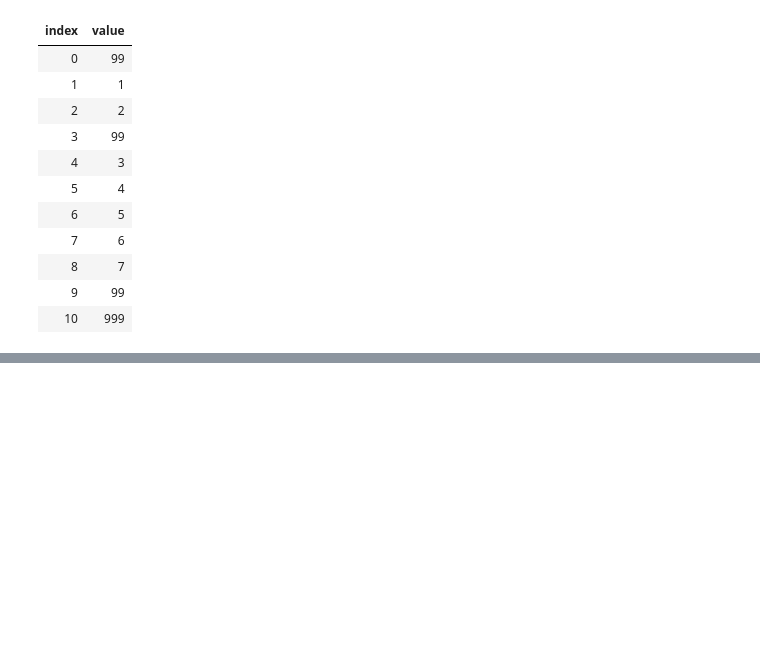
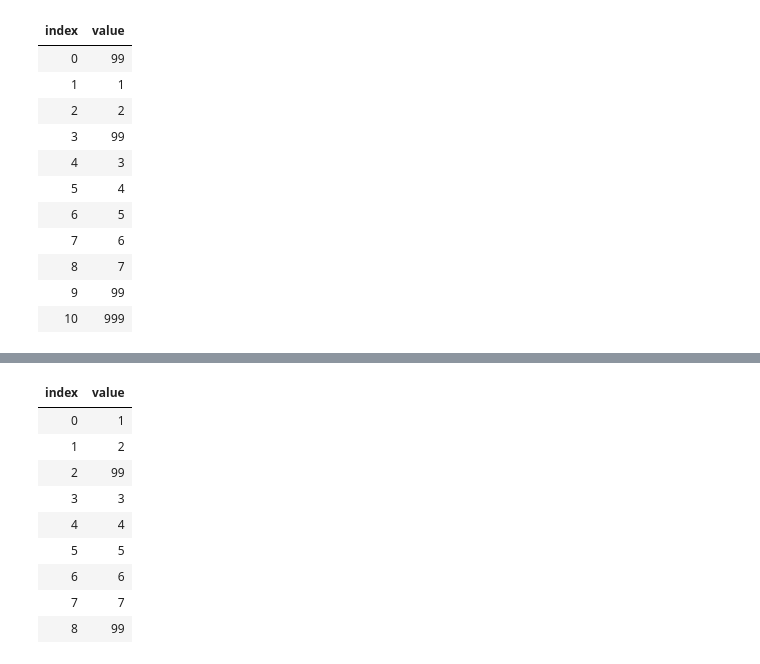
Before and after one commit to HarryJamesGreenblatt/Notes-On-C-Sharp, a Jupyter notebook: 16. Linear Data Structures/Built-In Classes/The LinkedList and LinkedListNode Classes.ipynb, the cells around one changed output, grey strips where cells are left out. Drawn from its saved outputs; the diff is of its cells as text; code cells hidden in the pictures; blank space fills up the shorter version.

```diff
--- a/16. Linear Data Structures/Built-In Classes/The LinkedList and LinkedListNode Classes.ipynb
+++ b/16. Linear Data Structures/Built-In Classes/The LinkedList and LinkedListNode Classes.ipynb
@@ -613,0 +642,13 @@ doublyLinkedIntegerList.AddAfter( doublyLinkedIntegerList.FindLast( 99 ), 999 ).
+# %%
+doublyLinkedIntegerList
+# %% [output]
+| index | value |
+| 0 | 1 |
+| 1 | 2 |
+| 2 | 99 |
+| 3 | 3 |
+| 4 | 4 |
+| 5 | 5 |
+| 6 | 6 |
+| 7 | 7 |
+| 8 | 99 |
```
Also changed, not shown: parts of 8 cells of this notebook.
